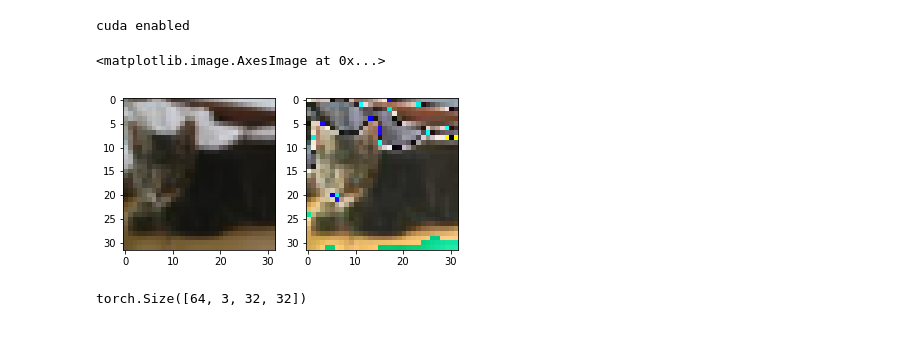
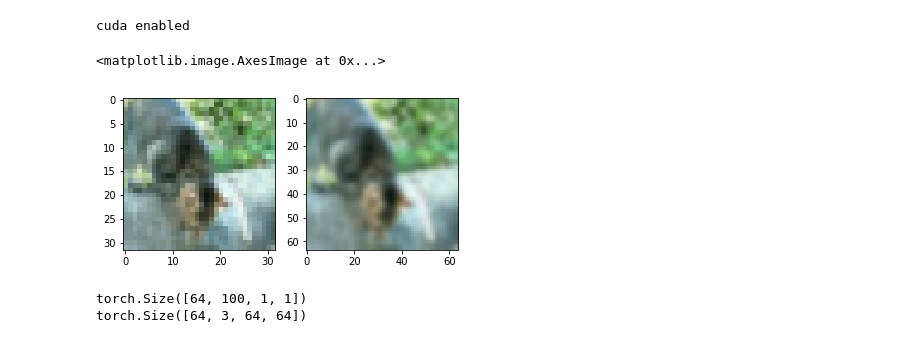
Before and after one commit to csgwon/examples, a Jupyter notebook: dcgan/DCGAN.ipynb, the cells around one changed output. Cells and saved outputs as stored; diff of their text form; code cells hidden in the pictures.

```diff
--- a/dcgan/DCGAN.ipynb
+++ b/dcgan/DCGAN.ipynb
@@ -193,22 +218,25 @@ optimizerD = optim.Adam(netD.parameters(), lr=lr, betas=(beta1, 0.999))
 optimizerG = optim.Adam(netG.parameters(), lr=lr, betas=(beta1, 0.999))
 # %%
 # test sample
-test_dataloader = torch.utils.data.DataLoader(dataset, batch_size=1,
+test_dataloader = torch.utils.data.DataLoader(cat_dataset, batch_size=1,
                                               shuffle=False, num_workers=1)
 test_data_iter = iter(test_dataloader)
 img_id = 9
 for _ in range(img_id+1):
     test_sample = next(test_data_iter)
+# %%
+def Unnormalize(img):
+    return ((img*0.5+0.5)*255).astype(np.uint8) # using 0.5 for mean and std (as from Normalize call above)
 # %%
 # plot original raw image against normalized image
 plt.figure()
 plt.subplot(121)
-plt.imshow(np.asarray(raw_dataset[img_id][0]))
+plt.imshow(np.asarray(cat_raw_dataset[img_id][0]))
 plt.subplot(122)
-plt.imshow(test_sample[0].numpy()[0].transpose(1,2,0))
+plt.imshow(Unnormalize(test_sample[0].numpy()[0].transpose(1,2,0)))
 # %% [output]
 <matplotlib.image.AxesImage at 0x...>
-[figure, old version]
+[figure, new version]
 # %%
 # single pass though networks
 netD.zero_grad()
@@ -226,10 +254,12 @@ errD_real = criterion(output, labelv)
 errD_real.backward()
 D_x = output.data.mean()
 # %%
+print(fixed_noise.size())
 fake = netG(fixed_noise)
-fake.size()
+print(fake.size())
 # %% [output]
-torch.Size([64, 3, 32, 32])
+torch.Size([64, 100, 1, 1])
+torch.Size([64, 3, 64, 64])
 # %%
 for epoch in range(niter):
     for i, data in enumerate(dataloader, 0):
```
Also changed, not shown: parts of 13 cells of this notebook.
